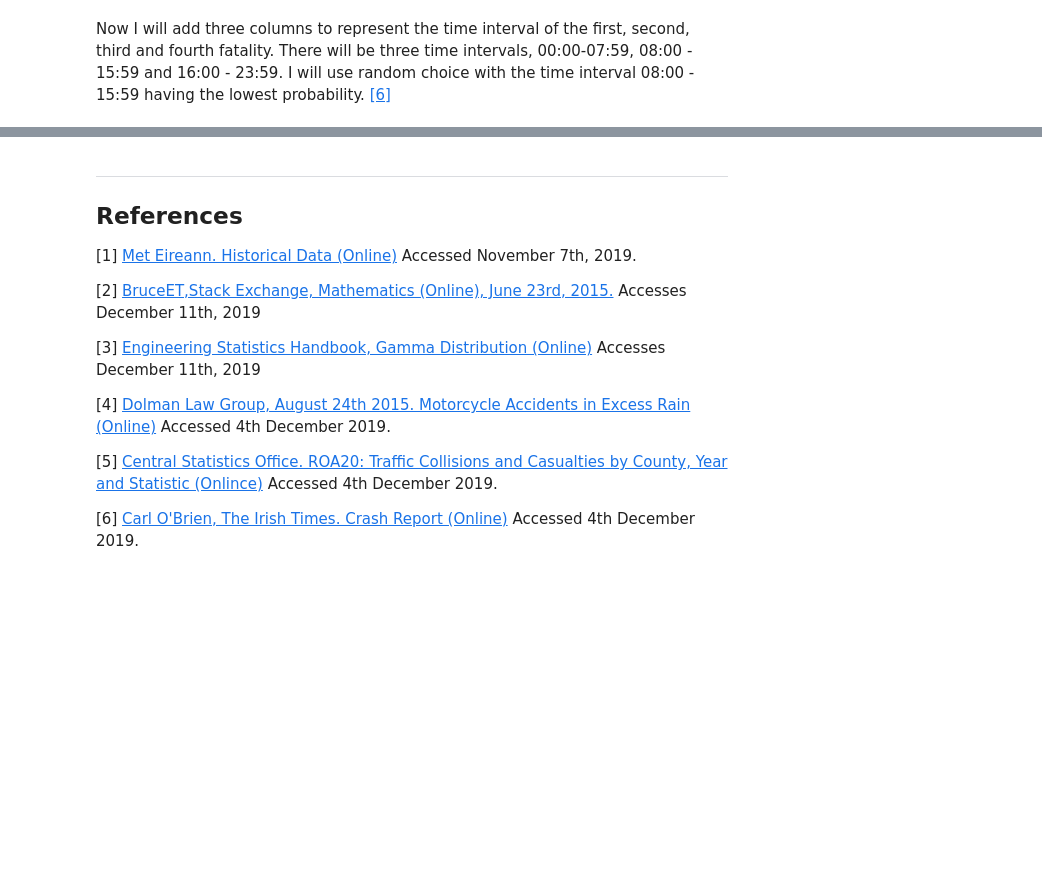
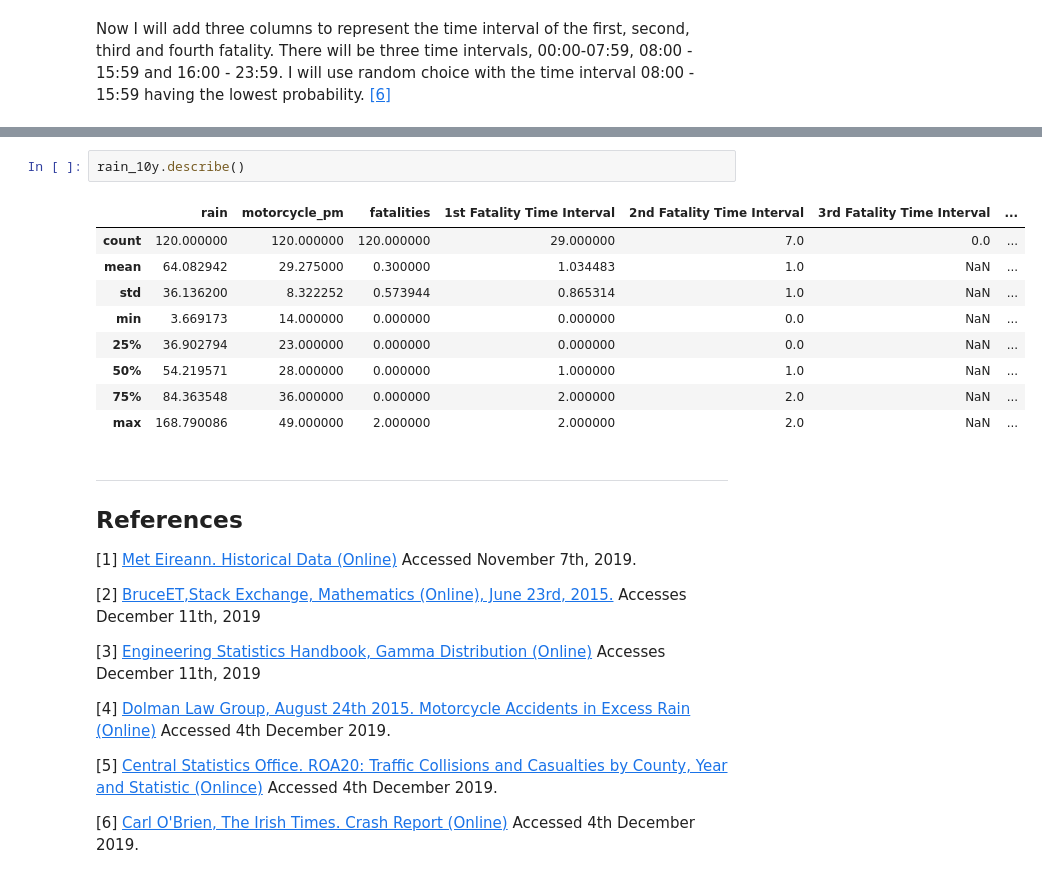
Before and after one commit to AdrianDonohoe/PDAProject2019, a Jupyter notebook: Motorcycle and Weather data.ipynb, the cells around one changed output, grey strips where cells are left out. Drawn from its saved outputs; the diff is of its cells as text; blank space fills up the shorter version.

```diff
--- a/Motorcycle and Weather data.ipynb
+++ b/Motorcycle and Weather data.ipynb
@@ -712,3 +712,15 @@ rain_10y # Finally display the newly created DF
+# %%
+rain_10y.describe()
+# %% [output]
+|  | rain | motorcycle_pm | fatalities | 1st Fatality Time Interval | 2nd Fatality Time Interval | 3rd Fatality Time Interval | ... |
+| count | 120.000000 | 120.000000 | 120.000000 | 29.000000 | 7.0 | 0.0 | ... |
+| mean | 64.082942 | 29.275000 | 0.300000 | 1.034483 | 1.0 | NaN | ... |
+| std | 36.136200 | 8.322252 | 0.573944 | 0.865314 | 1.0 | NaN | ... |
+| min | 3.669173 | 14.000000 | 0.000000 | 0.000000 | 0.0 | NaN | ... |
+| 25% | 36.902794 | 23.000000 | 0.000000 | 0.000000 | 0.0 | NaN | ... |
+| 50% | 54.219571 | 28.000000 | 0.000000 | 1.000000 | 1.0 | NaN | ... |
+| 75% | 84.363548 | 36.000000 | 0.000000 | 2.000000 | 2.0 | NaN | ... |
+| max | 168.790086 | 49.000000 | 2.000000 | 2.000000 | 2.0 | NaN | ... |
 # %% [markdown]
 ***
 ## References
```
Also changed, not shown: parts of 16 cells of this notebook, 1 other file.
